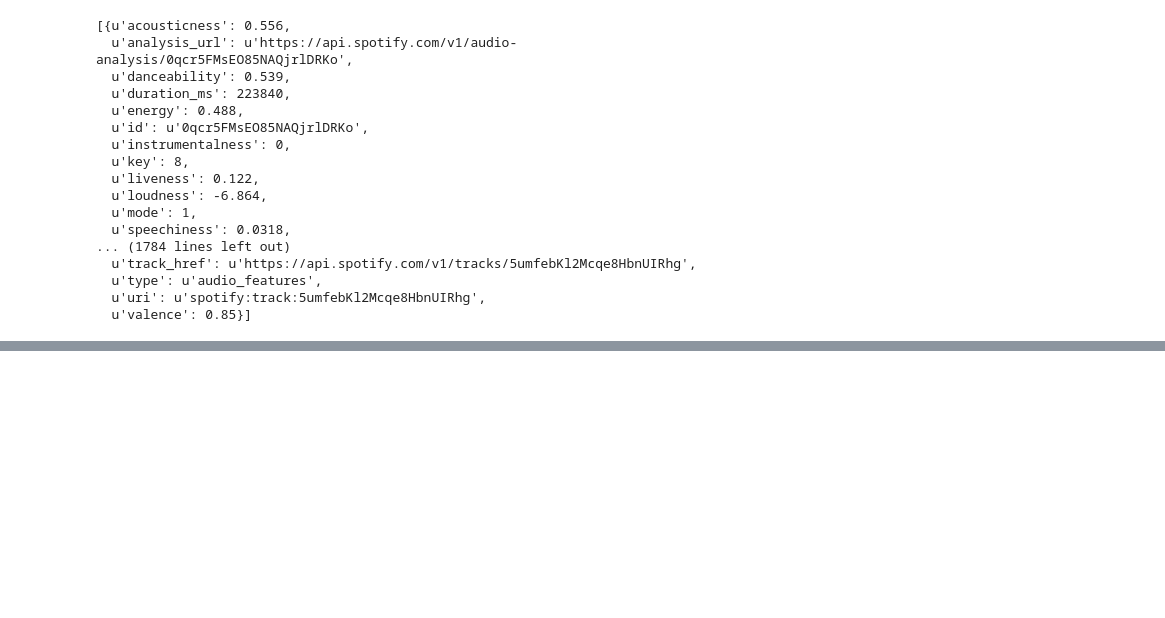
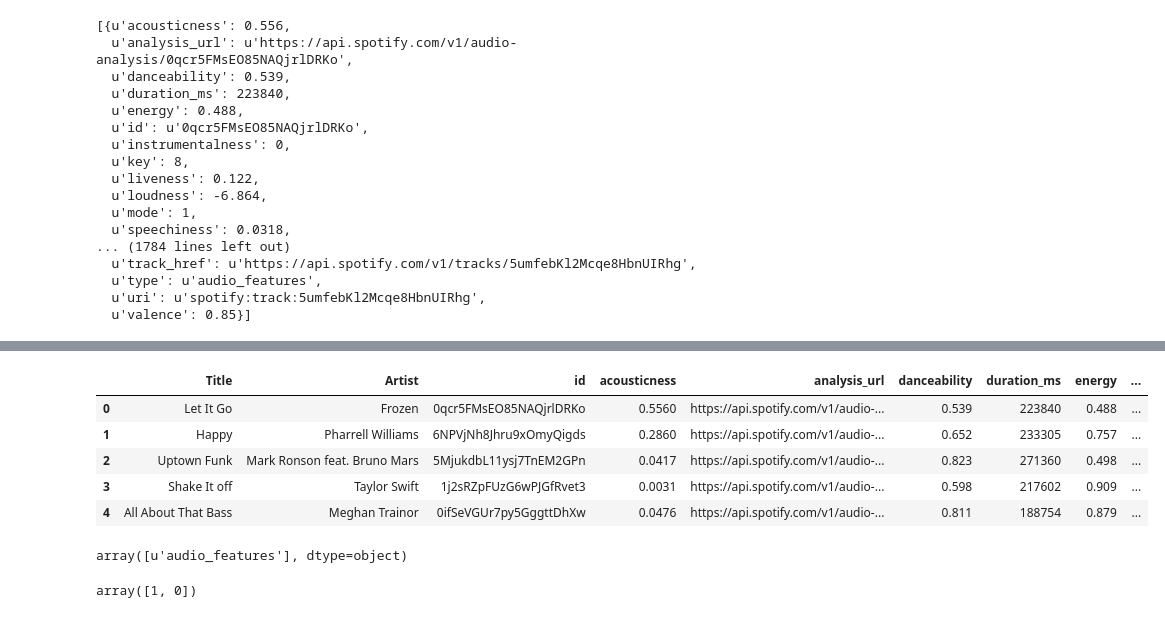
Before and after one commit to AndrewJeong89/GA-DSI, a Jupyter notebook: Capstone - Karaoke.ipynb, the cells around one changed output, grey strips where cells are left out. Cells and saved outputs as stored; diff of their text form; code cells hidden in the pictures; blank space fills up the shorter version.

```diff
--- a/Capstone - Karaoke.ipynb
+++ b/Capstone - Karaoke.ipynb
@@ -83,0 +102,12 @@ features
+# %%
+# Join dataframe tks (karaoke songs) and dataframe features on id
+
+af = pd.merge(tks,af, on=['id','id'])
+af.head()
+# %% [output]
+|  | Title | Artist | id | acousticness | analysis_url | danceability | duration_ms | energy | ... |
+| 0 | Let It Go | Frozen | 0qcr5FMsEO85NAQjrlDRKo | 0.5560 | https://api.spotify.com/v1/audio-... | 0.539 | 223840 | 0.488 | ... |
+| 1 | Happy | Pharrell Williams | 6NPVjNh8Jhru9xOmyQigds | 0.2860 | https://api.spotify.com/v1/audio-... | 0.652 | 233305 | 0.757 | ... |
+| 2 | Uptown Funk | Mark Ronson feat. Bruno Mars | 5MjukdbL11ysj7TnEM2GPn | 0.0417 | https://api.spotify.com/v1/audio-... | 0.823 | 271360 | 0.498 | ... |
+| 3 | Shake It off | Taylor Swift | 1j2sRZpFUzG6wPJGfRvet3 | 0.0031 | https://api.spotify.com/v1/audio-... | 0.598 | 217602 | 0.909 | ... |
+| 4 | All About That Bass | Meghan Trainor | 0ifSeVGUr7py5GggttDhXw | 0.0476 | https://api.spotify.com/v1/audio-... | 0.811 | 188754 | 0.879 | ... |
@@ -83,0 +124,10 @@ features
+# %%
+# check unique values for column 'type'
+af['type'].unique()
+# %% [output]
+array([u'audio_features'], dtype=object)
+# %%
+# check unique values for column 'mode'
+af['mode'].unique()
+# %% [output]
+array([1, 0])
```
Also changed, not shown: parts of 16 cells of this notebook, 9 other files.
